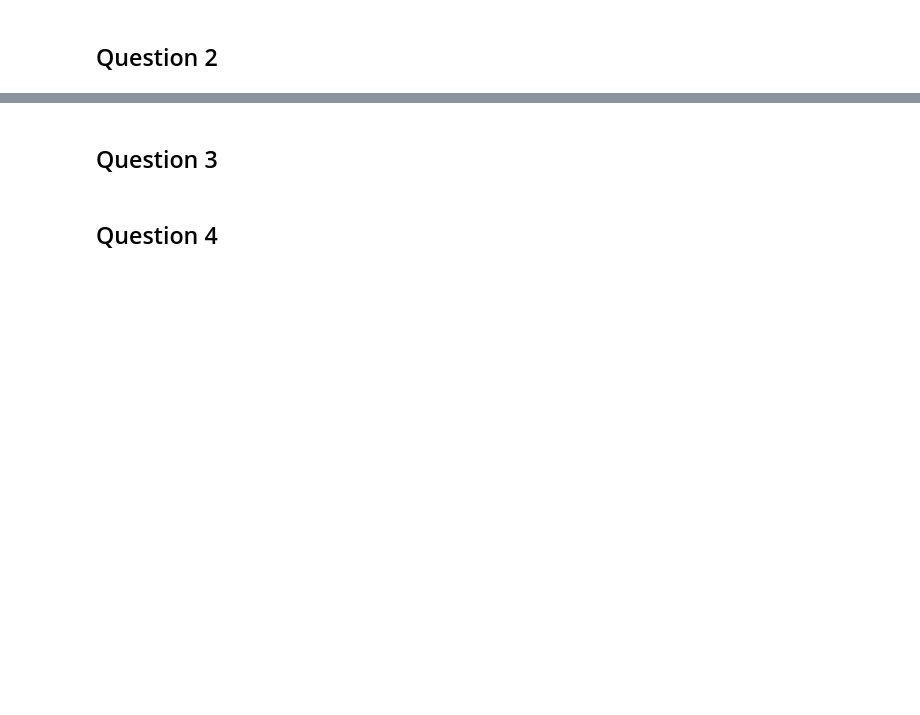
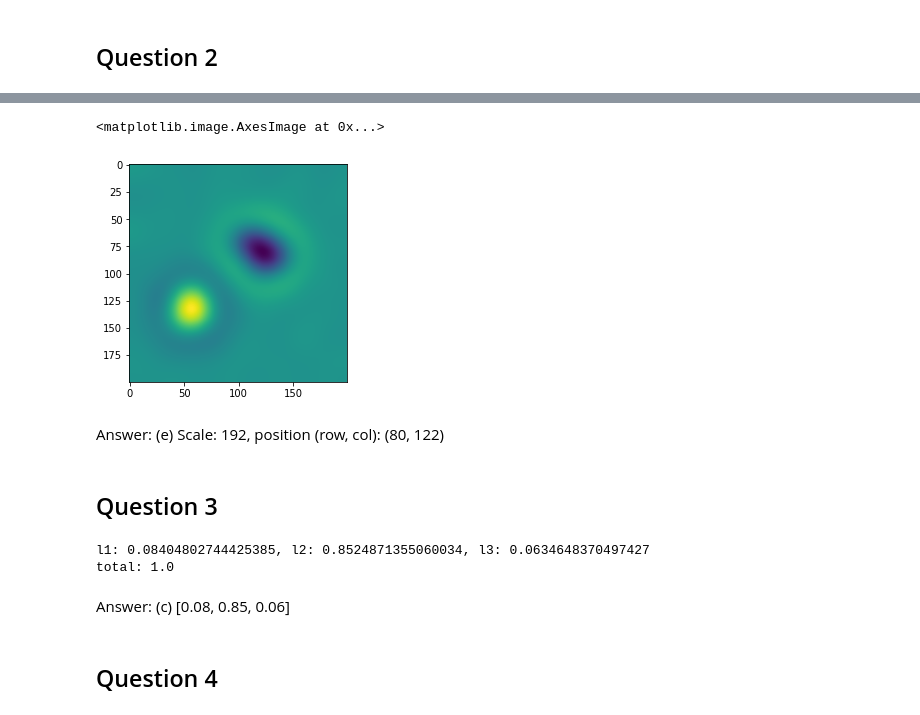
Before and after one commit to wdmdev/02506-advanced-image-analysis, a Jupyter notebook: exam/exam_2022.ipynb, the cells around one changed output, grey strips where cells are left out. Saved outputs shown, nothing was run; the diff lists cells and outputs as text; code cells hidden in the pictures; blank space fills up the shorter version.

```diff
--- a/exam/exam_2022.ipynb
+++ b/exam/exam_2022.ipynb
@@ -17,4 +154,29 @@ import matplotlib.pyplot as plt
+# %%
+plt.imshow(I[12])
+# %% [output]
+<matplotlib.image.AxesImage at 0x...>
+[figure, added]
+# %% [markdown]
+Answer: (e) Scale: 192, position (row, col): (80, 122)
 # %% [markdown]
 ## Question 3
+# %%
+C16 = 4+350+1+45+147+36
+
+C16_l1 = 4+45
+C16_l2 = 350+147
+C16_l3 = 1+36
+
+p16_l1 = C16_l1/C16
+p16_l2 = C16_l2/C16
+p16_l3 = C16_l3/C16
+
+print(f'l1: {p16_l1}, l2: {p16_l2}, l3: {p16_l3}')
+print(f'total: {p16_l1 + p16_l2 + p16_l3}')
+# %% [output]
+l1: 0.08404802744425385, l2: 0.8524871355060034, l3: 0.0634648370497427
+total: 1.0
+# %% [markdown]
+Answer: (c) [0.08, 0.85, 0.06]
 # %% [markdown]
 ## Question 4
```
Also changed, not shown: parts of 81 cells of this notebook, 28 other files.
